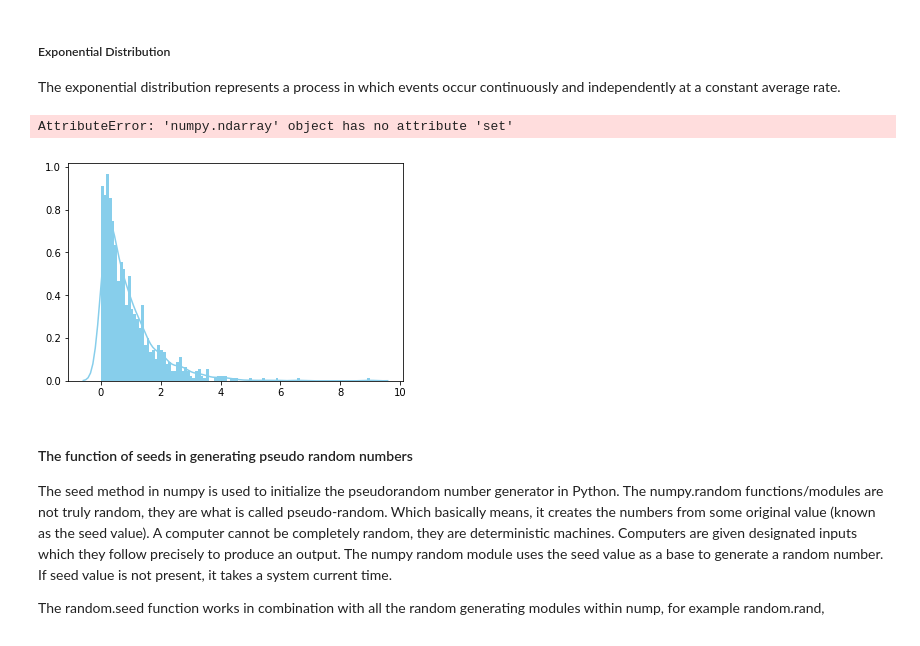
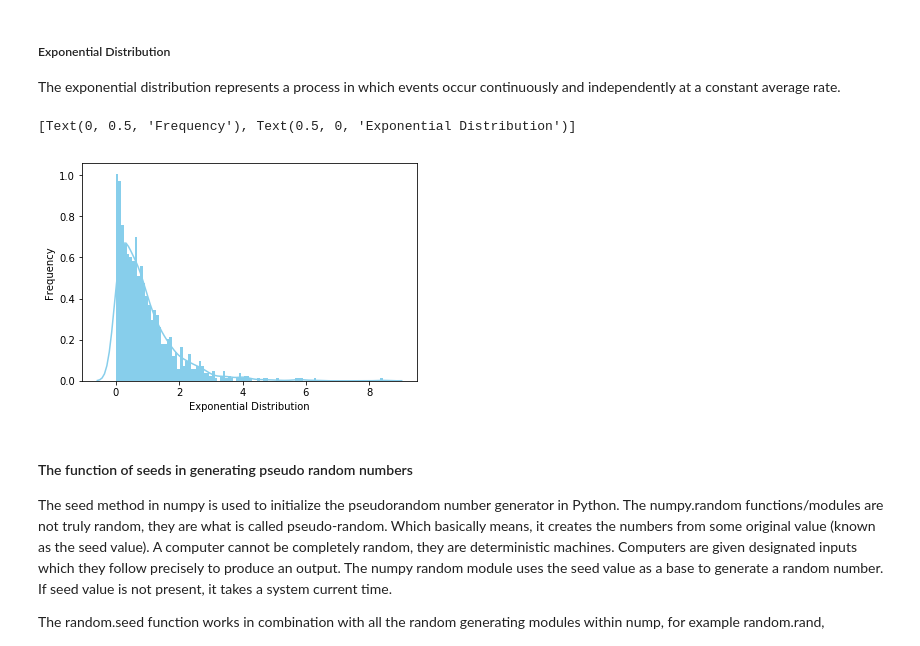
Before and after one commit to kevindooley/programming_DA_project_2019, a Jupyter notebook: numpy_tutorial.ipynb, the cells around one changed output. Cells and saved outputs as stored; diff of their text form; code cells hidden in the pictures.

Commit message:
fixed bug on exponential graph

```diff
--- a/numpy_tutorial.ipynb
+++ b/numpy_tutorial.ipynb
@@ -424,14 +424,14 @@ The exponential distribution represents a process in which events occur continuo
 # %%
 #numpy.random.exponential(scale=1.0, size=None)
 #scale= \beta = 1/\lambda. size = no. samples to draw
 from scipy.stats import expon
 #use built in expon.rvs
-expon_plot = expon.rvs(scale=1, loc=0, size=1000)
+expon_plot = expon.rvs(scale=1,size=1000)
 plot_expon = sn.distplot(expon_plot, kde=True,bins=100, color='skyblue', hist_kws={"linewidth": 15,'alpha':1})
-expon_plot.set(xlabel='Exponential Distribution', ylabel='Frequency')
+plot_expon.set(xlabel='Exponential Distribution', ylabel='Frequency')
 # %% [output]
-AttributeError: 'numpy.ndarray' object has no attribute 'set'
+[Text(0, 0.5, 'Frequency'), Text(0.5, 0, 'Exponential Distribution')]
-[figure, old version]
+[figure, new version]
 # %% [markdown]
 #### The function of seeds in generating pseudo random numbers
 The seed method in numpy is used to initialize the pseudorandom number generator in Python.
```
